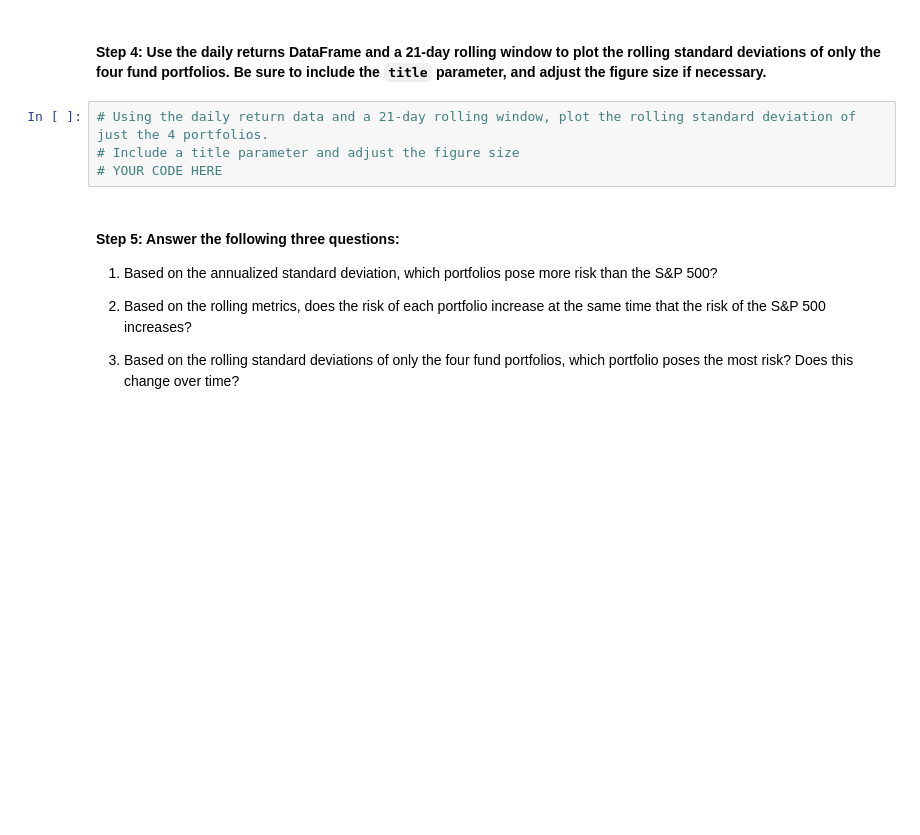
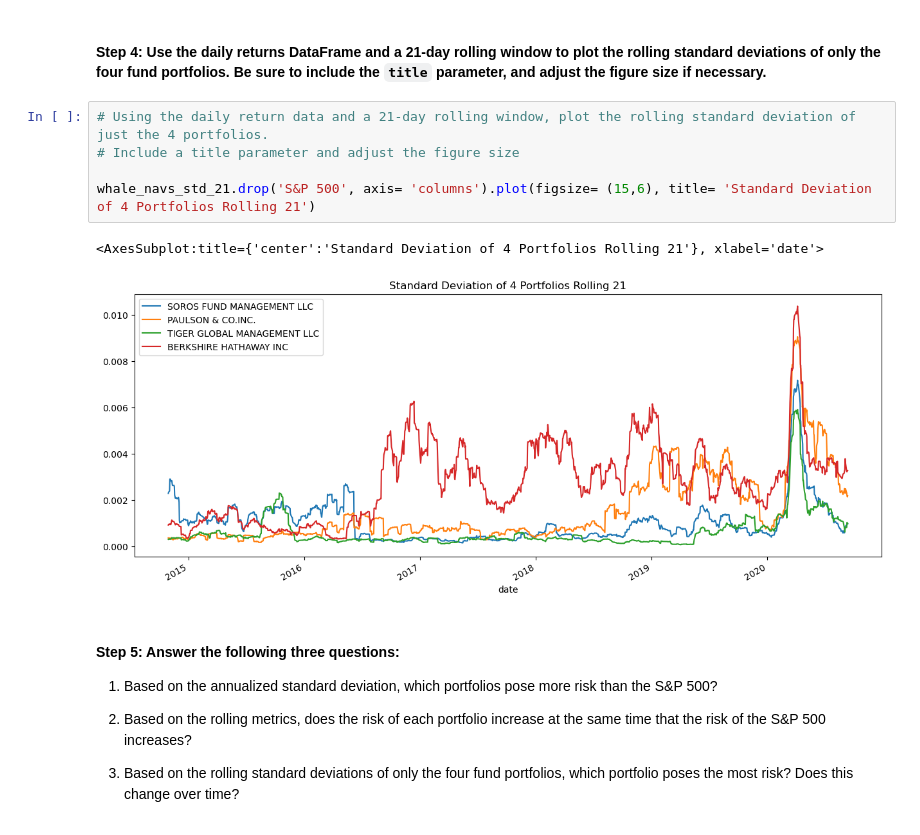
Before and after one commit to aj-0524/FinTech-Ch4, a Jupyter notebook: risk_return_analysis.ipynb, the cells around one changed output. Drawn from its saved outputs; the diff is of its cells as text; blank space fills up the shorter version.

Commit message:
Analyzed the risk and diversified the portfolios of the invesment options.

```diff
--- a/risk_return_analysis.ipynb
+++ b/risk_return_analysis.ipynb
@@ -270,7 +276,11 @@ dtype: float64
 # %%
 # Using the daily return data and a 21-day rolling window, plot the rolling standard deviation of just the 4 portfolios.
 # Include a title parameter and adjust the figure size
-# YOUR CODE HERE
+
+whale_navs_std_21.drop('S&P 500', axis= 'columns').plot(figsize= (15,6), title= 'Standard Deviation of 4 Portfolios Rolling 21')
+# %% [output]
+<AxesSubplot:title={'center':'Standard Deviation of 4 Portfolios Rolling 21'}, xlabel='date'>
+[figure, added]
 # %% [markdown]
 #### Step 5: Answer the following three questions:
 
```
Also changed, not shown: parts of 19 cells of this notebook.
